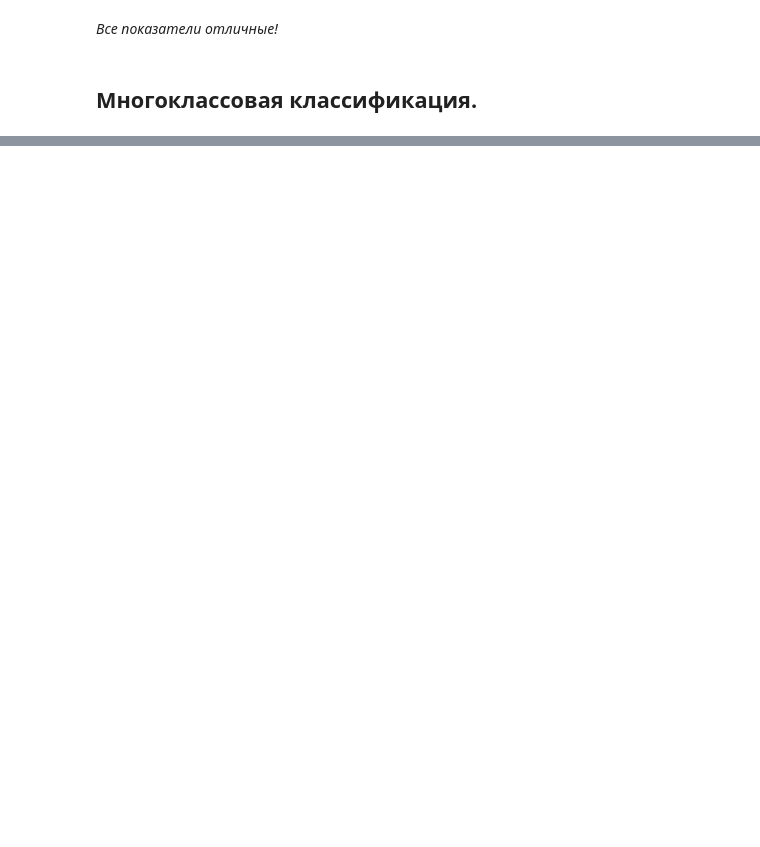
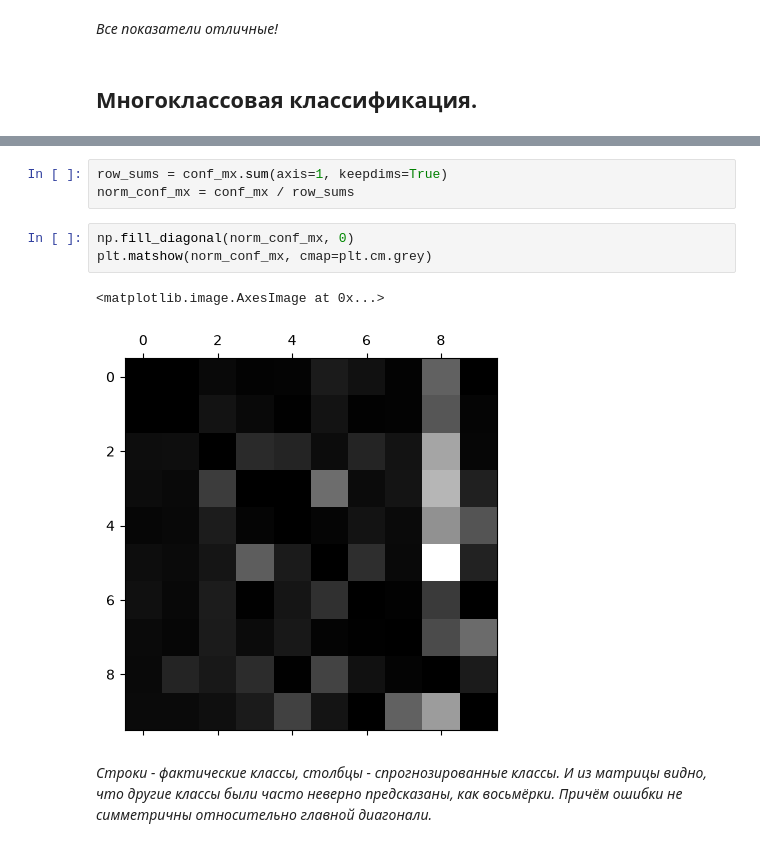
Before and after one commit to KidIsKing/python_libraries_learning, a Jupyter notebook: scikit_learn/guide/base_ML_book/chapter_3/main.ipynb, the cells around one changed output, grey strips where cells are left out. Saved outputs shown, nothing was run; the diff lists cells and outputs as text; blank space fills up the shorter version.

```diff
--- a/scikit_learn/guide/base_ML_book/chapter_3/main.ipynb
+++ b/scikit_learn/guide/base_ML_book/chapter_3/main.ipynb
@@ -352,0 +464,11 @@ recall_score(y_train_3, y_train_pred)
+# %%
+row_sums = conf_mx.sum(axis=1, keepdims=True)
+norm_conf_mx = conf_mx / row_sums
+# %%
+np.fill_diagonal(norm_conf_mx, 0)
+plt.matshow(norm_conf_mx, cmap=plt.cm.grey)
+# %% [output]
+<matplotlib.image.AxesImage at 0x...>
+[figure, added]
+# %% [markdown]
+*Строки - фактические классы, столбцы - спрогнозированные классы. И из матрицы видно, что другие классы были часто неверно предсказаны, как восьмёрки. Причём ошибки не симметричны относительно главной диагонали.*
```
Also changed, not shown: parts of 81 cells of this notebook, 1 other file.
